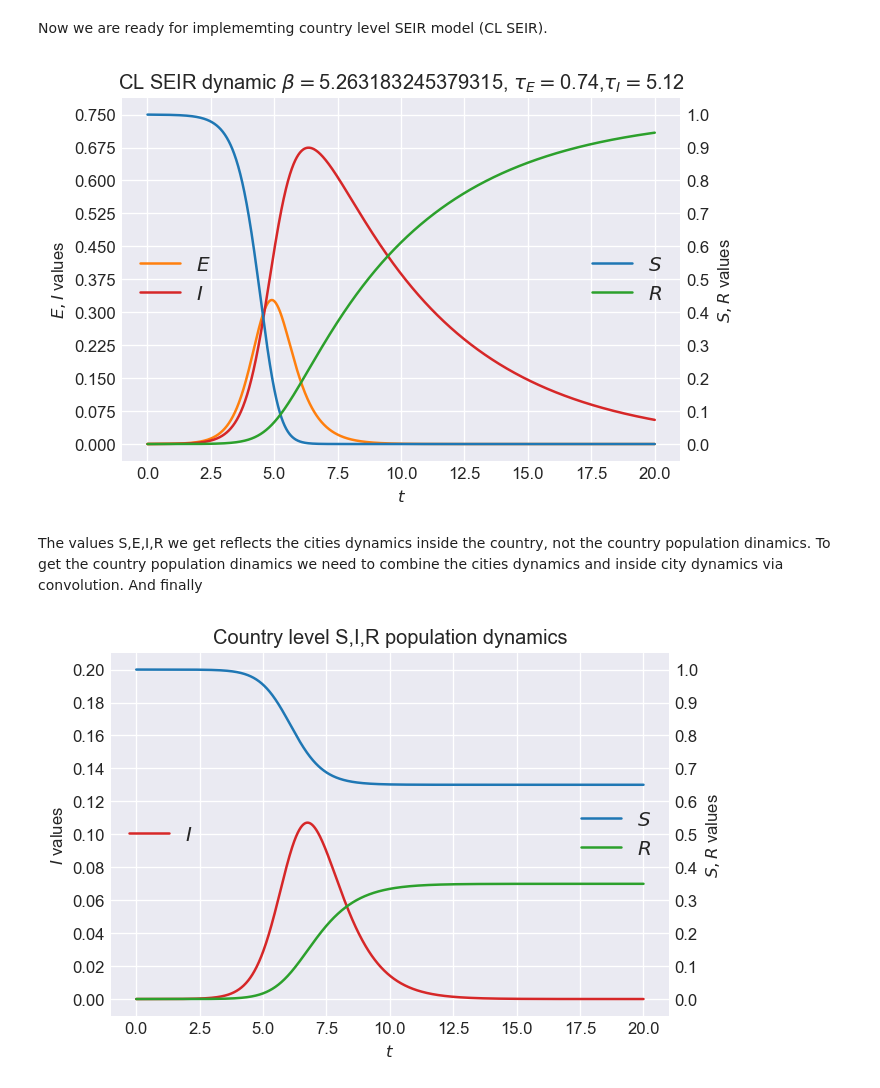
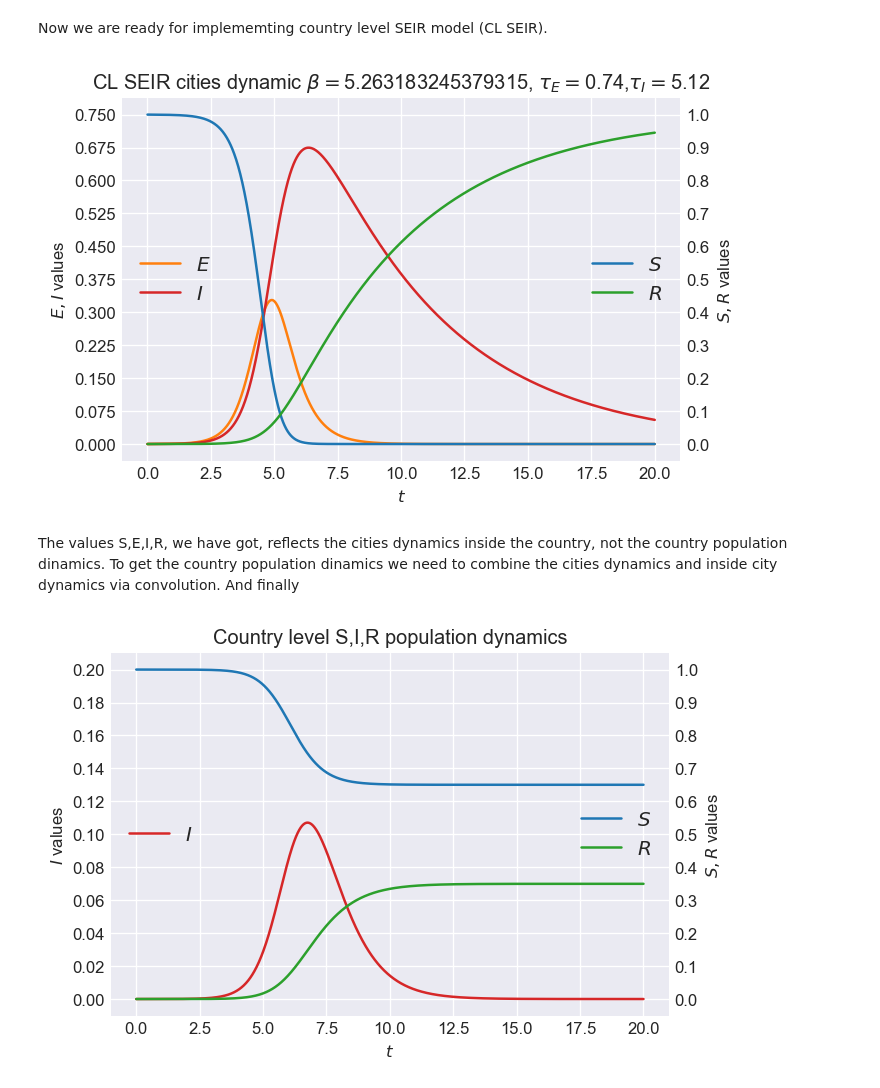
Before and after one commit to ivvaan/A-disease-spread-inhomogeneous-models, a Jupyter notebook: country_level_spread_dynamics.ipynb, the cells around one changed output. Cells and saved outputs as stored; diff of their text form; code cells hidden in the pictures.

```diff
--- a/country_level_spread_dynamics.ipynb
+++ b/country_level_spread_dynamics.ipynb
@@ -160,28 +160,28 @@ def CL_SEIR(I0,β,τ_E,τ_I):
 # %%
 I0=0.0001
 S,E,I,R,dS= CL_SEIR(I0,β,τ_E,τ_I)
 fig, ax = plt.subplots(dpi=120)
 plt.plot(m_t, E,color='C1', label=f'$E$')
 plt.plot(m_t, I,color='C3', label=f'$I$')
 #plt.plot(m_t, dS, color='C2', label=f'$|dS/dt|$')
 ax.set_ylim([-0.05*0.75,1.05*0.75])
 ax.yaxis.set_major_locator(ticker.MultipleLocator(0.075))
 ax.set_ylabel(f'$E,I$ values')
 plt.legend(loc='center left')
 plt.xlabel(f'$t$')
 ax2 = ax.twinx()
 plt.plot(m_t, S, color='C0', label=f'$S$')
 plt.plot(m_t, R,color='C2', label=f'$R$')
 ax2.set_ylim([-0.05,1.05])
 ax2.yaxis.set_major_locator(ticker.MultipleLocator(0.1))
 ax2.set_ylabel(f'$S,R$ values')
 ax2.grid(False)
 
 plt.legend(loc='center right')
-plt.title(f'CL SEIR dynamic $β=${β}, $τ_E=${τ_E},$τ_I=${τ_I}')
+plt.title(f'CL SEIR cities dynamic $β=${β}, $τ_E=${τ_E},$τ_I=${τ_I}')
 plt.show()
 # %% [output]
-[figure, old version]
+[figure, new version]
 # %% [markdown]
-The values S,E,I,R we get reflects the cities dynamics inside the country, not the country population dinamics. To get the country population dinamics we need to combine the cities dynamics and inside city dynamics via convolution. And finally
+The values S,E,I,R, we have got, reflects the cities dynamics inside the country, not the country population dinamics. To get the country population dinamics we need to combine the cities dynamics and inside city dynamics via convolution. And finally
 # %%
```
Also changed, not shown: parts of 11 cells of this notebook.
